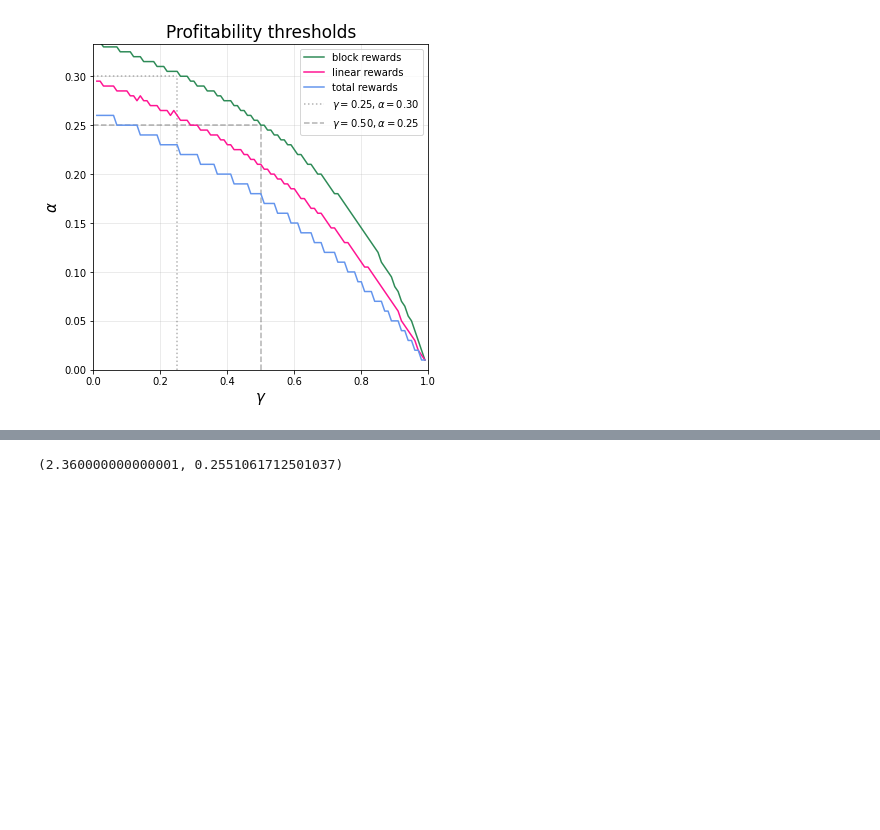
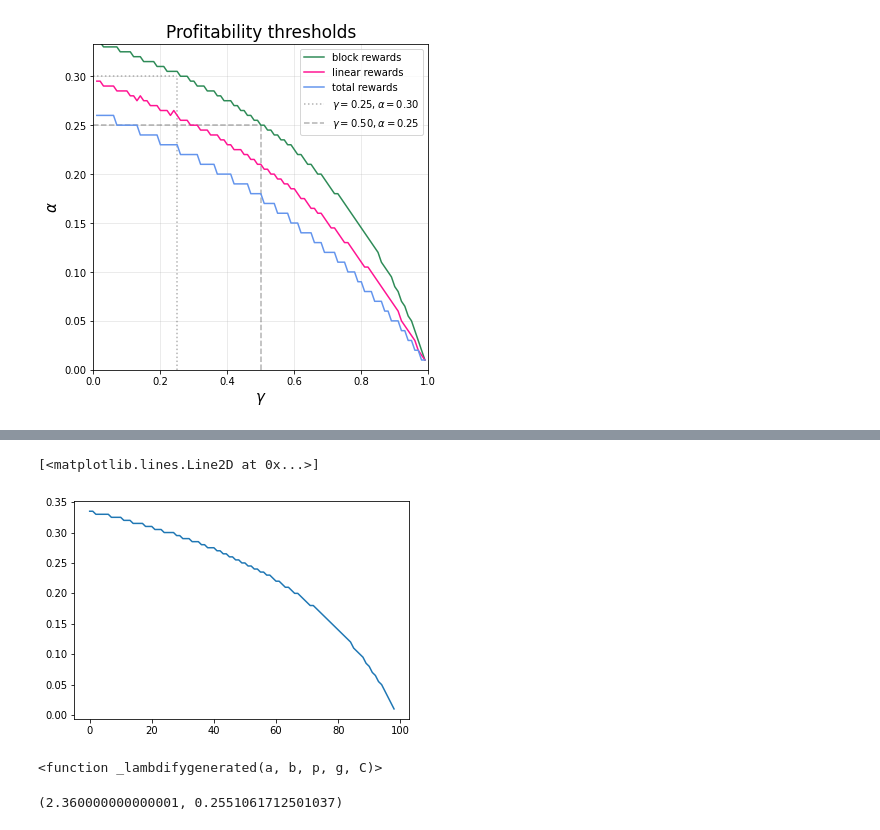
Before and after one commit to michaelneuder/opportunistic-mining, a Jupyter notebook: ec-submission-figures.ipynb, the cells around one changed output, grey strips where cells are left out. Saved outputs shown, nothing was run; the diff lists cells and outputs as text; code cells hidden in the pictures; blank space fills up the shorter version.

```diff
--- a/ec-submission-figures.ipynb
+++ b/ec-submission-figures.ipynb
@@ -630,0 +664,2 @@ plt.show()
+# %%
+bern = sp.simplify(attack_final_bern/(attack_final_bern+honest_final_bern))
@@ -630,0 +672,13 @@ plt.show()
+# %%
+b_res  = []
+for i, g_ in tqdm(enumerate(gammas)):
+    cand_alphas = alphas[alphas>starting_alphas[i]]
+    for a_ in cand_alphas:
+        br_lambda = np.vectorize(sp.lambdify((b), br.evalf(subs={a:a_, g:g_}), 'numpy'))
+        bs = br_lambda(betas)
+        bestBeta = betas[np.argmax(bs)]
+        if full_lambda(a_, bestBeta, g_) > a_:
+            b_res.append(a_)
+            break
+b_res = np.array(b_res)
+b_res.shape
@@ -630,0 +747,14 @@ plt.show()
+# %%
+plt.plot(b_res)
+# %% [output]
+[<matplotlib.lines.Line2D at 0x...>]
+[figure, added]
+# %%
+honest_final_fixed_lambda   = sp.lambdify((a, b, p, g, C), honest_final_fixed)
+attacker_final_fixed_lambda = sp.lambdify((a, b, p, g, C), attacker_final_fixed)
+honest_final_bern_lambda    = sp.lambdify((a, b, p, g, C), honest_final_bern)
+attacker_final_bern_lambda  = sp.lambdify((a, b, p, g, C), attacker_final_bern)
+attack_final_lin_lambda     = sp.lambdify((a, b, p, g, C), attack_final_lin)
+attack_final_lin_lambda
+# %% [output]
+<function _lambdifygenerated(a, b, p, g, C)>
```
Also changed, not shown: parts of 17 cells of this notebook, 1 other file.
